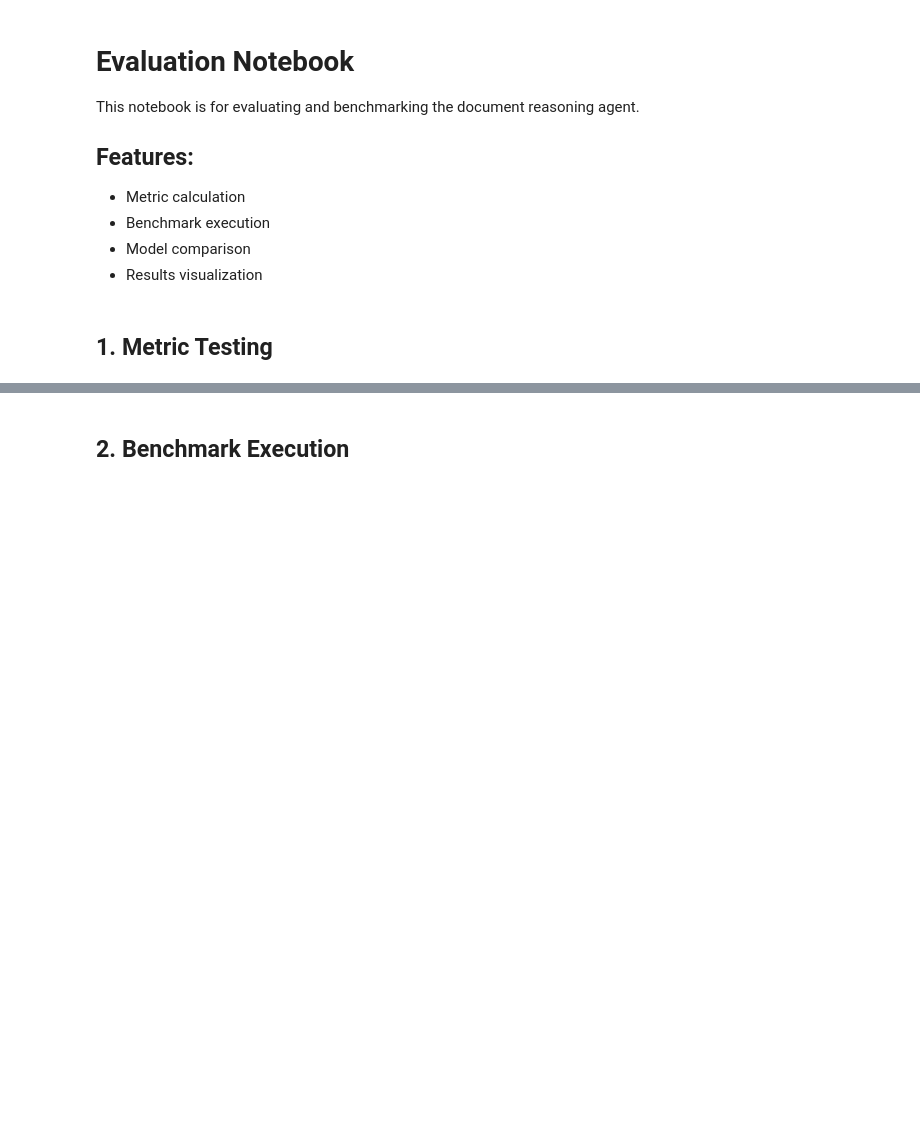
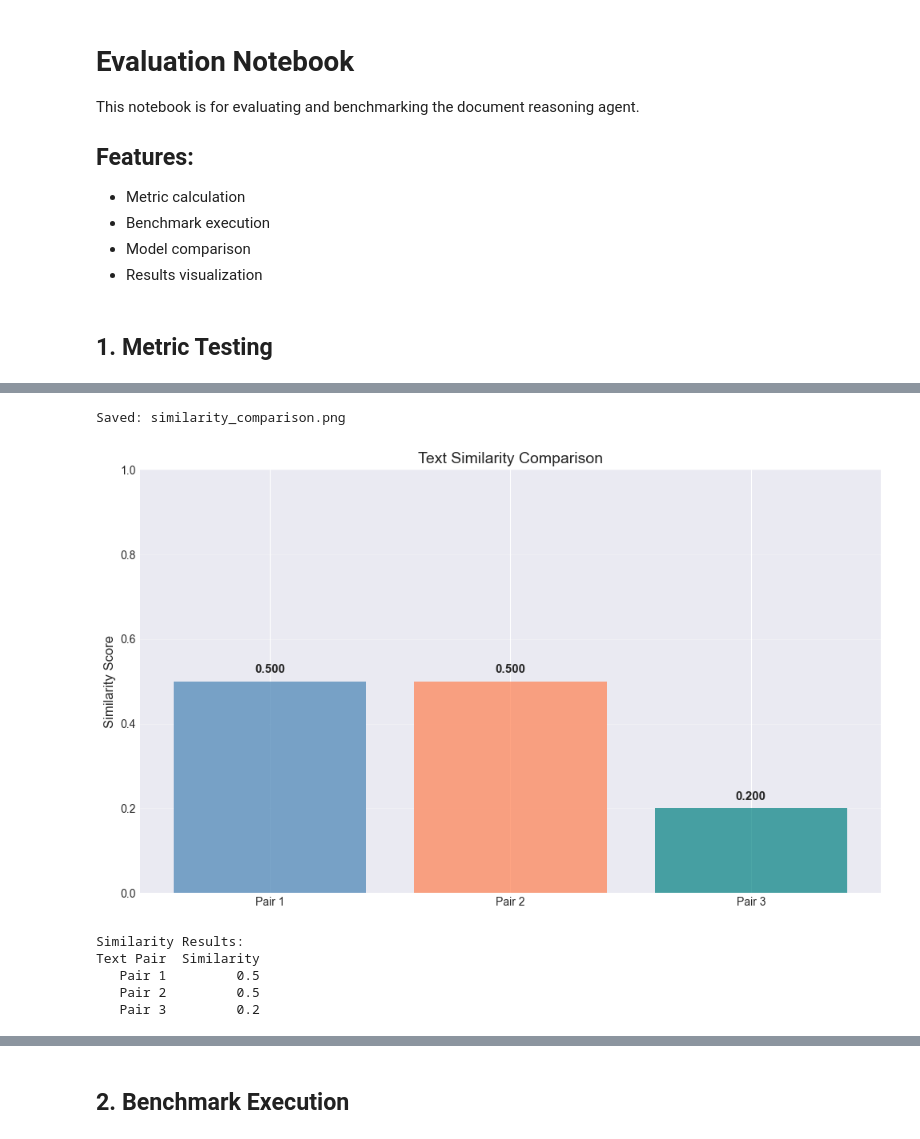
Before and after one commit to I2S9/LLM-based-Document-Reasoning-Agent, a Jupyter notebook: notebooks/evaluation.ipynb, the cells around one changed output, grey strips where cells are left out. Drawn from its saved outputs; the diff is of its cells as text; code cells hidden in the pictures; blank space fills up the shorter version.

```diff
--- a/notebooks/evaluation.ipynb
+++ b/notebooks/evaluation.ipynb
@@ -16,9 +16,16 @@ import json
 import matplotlib.pyplot as plt
 import pandas as pd
 import numpy as np
+import os
 
 # Add parent directory to path
-sys.path.insert(0, str(Path().absolute().parent))
+parent_dir = Path().absolute().parent
+sys.path.insert(0, str(parent_dir))
+
+# Change to parent directory and create images directory
+os.chdir(parent_dir)
+images_dir = Path("docs/images")
+images_dir.mkdir(parents=True, exist_ok=True)
 
 from src.evaluation.metrics import simple_similarity, chunk_relevance, measure_latency
 from src.evaluation.benchmark import Benchmark
@@ -48,33 +59,44 @@ texts = [
     ("Machine learning is AI", "Machine learning uses algorithms"),
     ("Deep learning uses neural networks", "Neural networks process data"),
     ("NLP handles text", "Natural language processing analyzes text")
 ]
 
 similarities = [simple_similarity(t1, t2) for t1, t2 in texts]
 labels = [f"Pair {i+1}" for i in range(len(texts))]
 
 plt.figure(figsize=(10, 6))
 bars = plt.bar(labels, similarities, color=['steelblue', 'coral', 'teal'], alpha=0.7)
 plt.ylabel('Similarity Score', fontsize=12)
 plt.title('Text Similarity Comparison', fontsize=14)
 plt.ylim(0, 1)
 plt.grid(True, alpha=0.3, axis='y')
 
 # Add value labels
 for bar, sim in zip(bars, similarities):
     plt.text(bar.get_x() + bar.get_width()/2, bar.get_height() + 0.02,
              f'{sim:.3f}', ha='center', fontsize=11, fontweight='bold')
 
 plt.tight_layout()
+img_path = images_dir / 'similarity_comparison.png'
+plt.savefig(str(img_path), dpi=150, bbox_inches='tight')
+print(f"Saved: {img_path}")
 plt.show()
 
 # Display as table
 df = pd.DataFrame({
     'Text Pair': [f"Pair {i+1}" for i in range(len(texts))],
     'Similarity': similarities
 })
 print("\nSimilarity Results:")
 print(df.to_string(index=False))
+# %% [output]
+Saved: similarity_comparison.png
+[figure, added]
+Similarity Results:
+Text Pair  Similarity
+   Pair 1         0.5
+   Pair 2         0.5
+   Pair 3         0.2
 # %%
 # Test chunk relevance
 chunks = [
```
Also changed, not shown: parts of 7 cells of this notebook, 11 other files.
